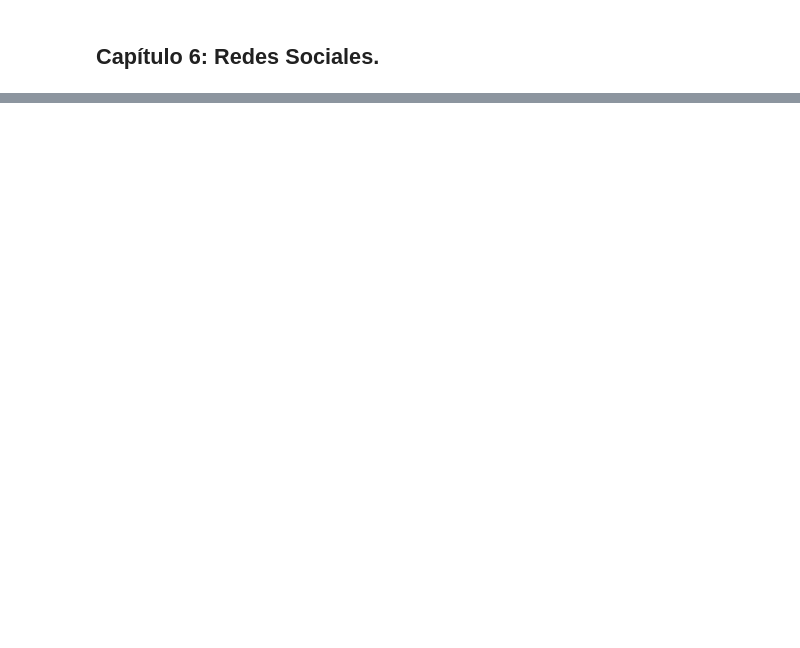
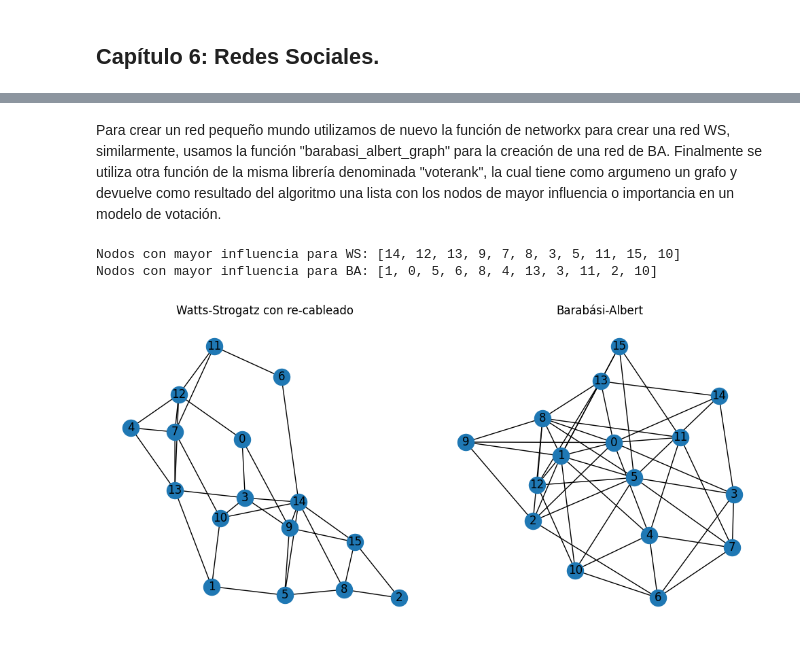
Before and after one commit to ashybabashyba/RedesComplejasUGR, a Jupyter notebook: NotebookPrincipal.ipynb, the cells around one changed output, grey strips where cells are left out. Saved outputs shown, nothing was run; the diff lists cells and outputs as text; code cells hidden in the pictures; blank space fills up the shorter version.

```diff
--- a/NotebookPrincipal.ipynb
+++ b/NotebookPrincipal.ipynb
@@ -1095,0 +1097,22 @@ Prueba para action 4.0.
+# %% [markdown]
+Para crear un red pequeño mundo utilizamos de nuevo la función de networkx para crear una red WS, similarmente, usamos la función "barabasi_albert_graph" para la creación de una red de BA. Finalmente se utiliza otra función de la misma librería denominada "voterank", la cual tiene como argumeno un grafo y devuelve como resultado del algoritmo una lista con los nodos de mayor influencia o importancia en un modelo de votación.
+# %%
+# Creación de los grafos WS y NWS
+WS = nx.watts_strogatz_graph(16, 4, 1)
+BA = nx.barabasi_albert_graph(16, 4, initial_graph=nx.random_regular_graph(4, 8))
+
+print("Nodos con mayor influencia para WS:", nx.voterank(WS))
+print("Nodos con mayor influencia para BA:", nx.voterank(BA))
+
+# Ploteo de los grafos
+fig, axs = plt.subplots(1, 2, figsize=(10, 5))
+nx.draw(WS, ax=axs[0], with_labels=True)
+axs[0].set_title('Watts-Strogatz con re-cableado')
+nx.draw(BA, ax=axs[1], with_labels=True)
+axs[1].set_title('Barabási-Albert')
+plt.tight_layout()
+plt.show()
+# %% [output]
+Nodos con mayor influencia para WS: [14, 12, 13, 9, 7, 8, 3, 5, 11, 15, 10]
+Nodos con mayor influencia para BA: [1, 0, 5, 6, 8, 4, 13, 3, 11, 2, 10]
+[figure, added]
```
Also changed, not shown: parts of 5 cells of this notebook.
